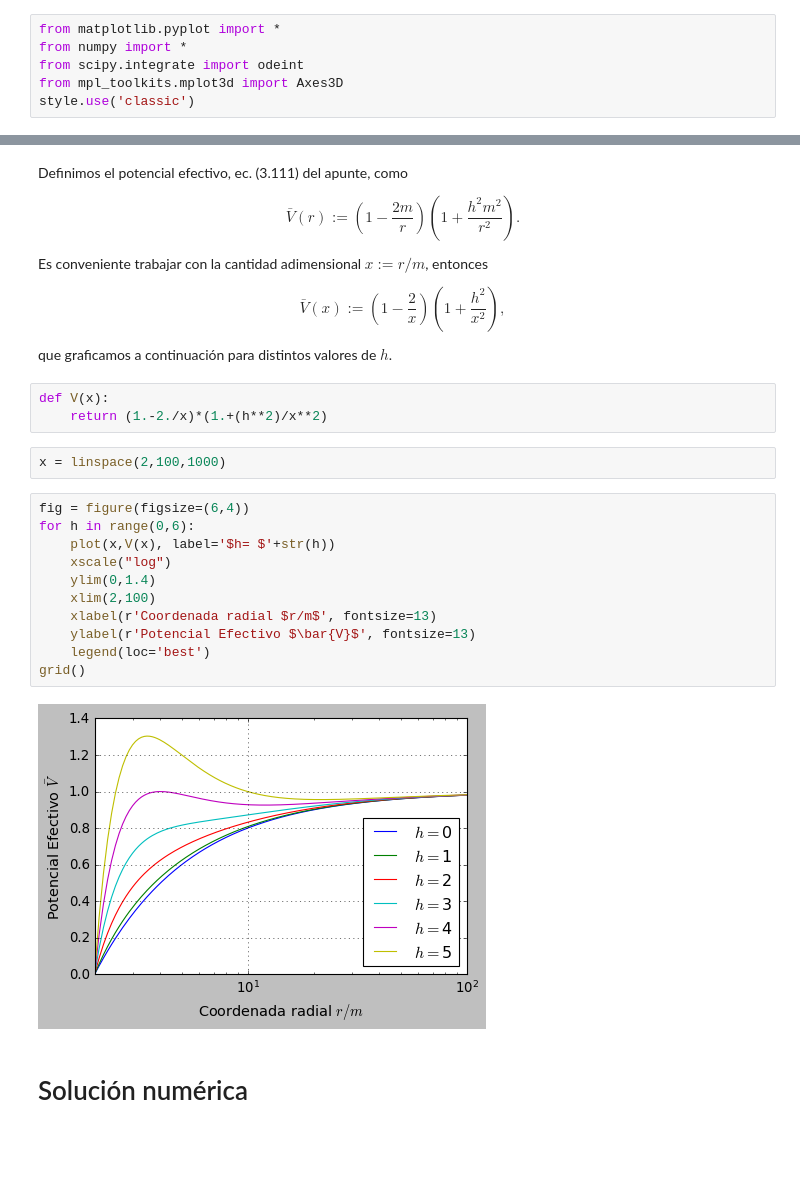
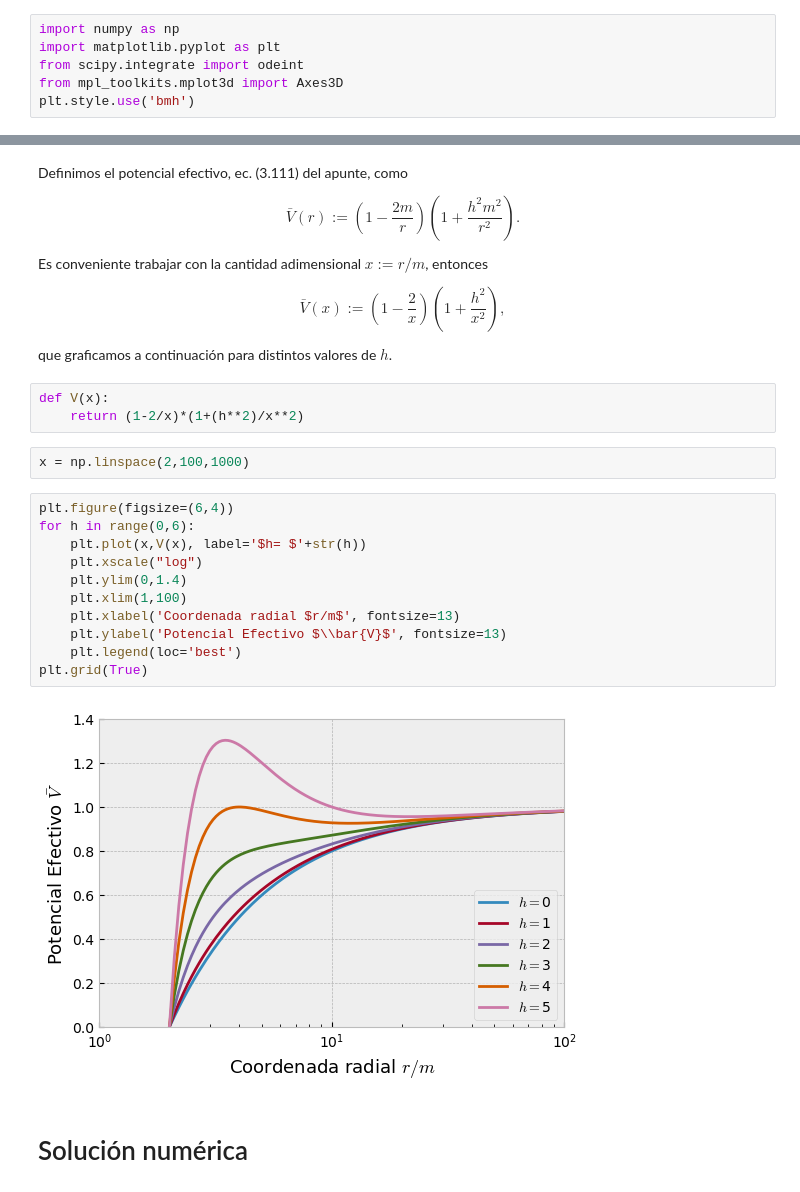
Before and after one commit to gfrubi/RG, a Jupyter notebook: Notebooks/Geodesica_tiempo_Schwarzchild.ipynb, the cells around one changed output, grey strips where cells are left out. Drawn from its saved outputs; the diff is of its cells as text; blank space fills up the shorter version.

Commit message:
nueva versión del gráfico de potencial efectivo

```diff
--- a/Notebooks/Geodesica_tiempo_Schwarzchild.ipynb
+++ b/Notebooks/Geodesica_tiempo_Schwarzchild.ipynb
@@ -5,9 +3,9 @@ Versión modificada de un notebook original de [Nataly Ibarra](https://github.co
 # %%
-from matplotlib.pyplot import *
-from numpy import *
+import numpy as np
+import matplotlib.pyplot as plt
 from scipy.integrate import odeint
 from mpl_toolkits.mplot3d import Axes3D
-style.use('classic')
+plt.style.use('bmh')
 # %% [markdown]
 # Geodésicas tipo tiempo en métrica de Schwarzchild:
 # %% [markdown]
@@ -24,22 +22,22 @@ $$\bar{V}(x):=\left(1-\frac{2}{x}\right)\left(1+\frac{h^2}{x^2} \right),$$
 que graficamos a continuación para distintos valores de $h$.
 # %%
 def V(x):
-    return (1.-2./x)*(1.+(h**2)/x**2)
+    return (1-2/x)*(1+(h**2)/x**2)
 # %%
-x = linspace(2,100,1000)
+x = np.linspace(2,100,1000)
 # %%
-fig = figure(figsize=(6,4))
+plt.figure(figsize=(6,4))
 for h in range(0,6):
-    plot(x,V(x), label='$h= $'+str(h))
-    xscale("log")
-    ylim(0,1.4)
-    xlim(2,100)
-    xlabel(r'Coordenada radial $r/m$', fontsize=13)
-    ylabel(r'Potencial Efectivo $\bar{V}$', fontsize=13)
-    legend(loc='best')
-grid()
+    plt.plot(x,V(x), label='$h= $'+str(h))
+    plt.xscale("log")
+    plt.ylim(0,1.4)
+    plt.xlim(1,100)
+    plt.xlabel('Coordenada radial $r/m$', fontsize=13)
+    plt.ylabel('Potencial Efectivo $\\bar{V}$', fontsize=13)
+    plt.legend(loc='best')
+plt.grid(True)
 # %% [output]
-[figure, old version]
+[figure, new version]
 # %% [markdown]
 # Solución numérica
 # %% [markdown]
```
Also changed, not shown: parts of 38 cells of this notebook, 6 other files.
